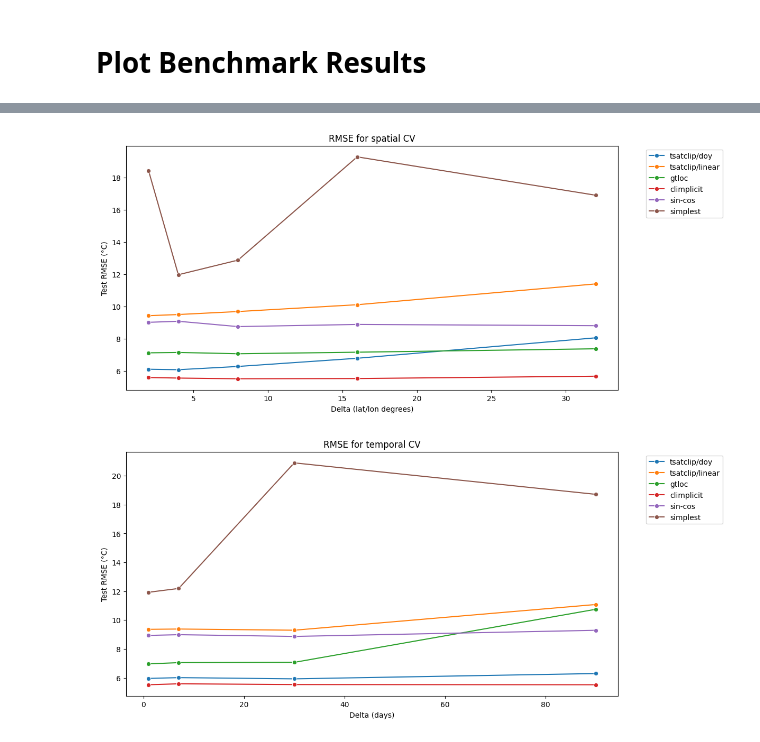
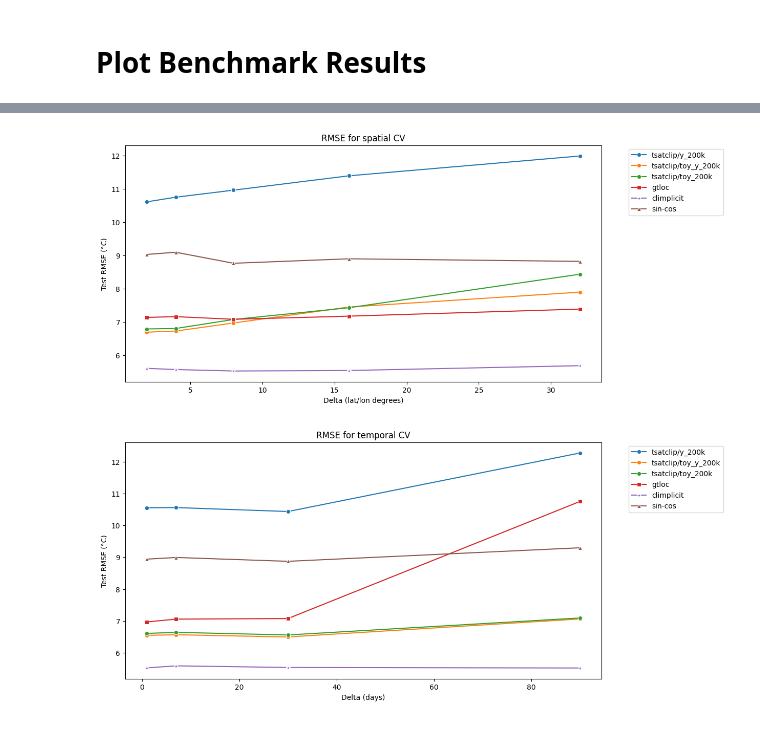
Before and after one commit to arizonat/satclip, a Jupyter notebook: satclip/noaa_ghcn_spatial_eval.ipynb, the cells around one changed output, grey strips where cells are left out. Saved outputs shown, nothing was run; the diff lists cells and outputs as text; code cells hidden in the pictures.

```diff
--- a/satclip/noaa_ghcn_spatial_eval.ipynb
+++ b/satclip/noaa_ghcn_spatial_eval.ipynb
@@ -1099,24 +1102,42 @@ for cv_type in pd_res['cv_type'].unique():
 # %%
 # Plot results as line plot with error bars for RMSE over seeds for each cv_type as a separate plot
+# use stars for climplicit, gtloc, and sin-cos
 for cv_type in pd_res['cv_type'].unique():
+
     # Just plot spatial and temporal CV types for now, different plot per delta degree/day, with error bars for RMSE over seeds
     if cv_type not in ['spatial', 'temporal']:
         continue
     plt.figure(figsize=(12, 6))
     cv_type_df = pd_res[pd_res['cv_type'] == cv_type].copy()
 
+    # Remove tsatclip non-200k models, but keep all the other models
+    cv_type_df = cv_type_df[~((cv_type_df['model'].str.contains('tsatclip')) & (cv_type_df['model'].str.contains('200k') == False))]
+
+    # Define marker styles for each model
+    marker_styles = {
+        'climplicit': '*',
+        'gtloc': 's',
+        'sin-cos': '^'
+    }
+    model_markers = {
+        m: marker_styles.get(m, 'o')
+        for m in cv_type_df['model'].unique()
+    }
+
+
     if cv_type == 'temporal':
         cv_type_df.loc[:,'delta_days'] = cv_type_df['delta'] / (24 * 60 * 60)  # convert seconds to days
     # errorbar over seeds for each model and delta degree/day
-        sns.lineplot(x='delta_days', y='test_rmse', hue='model', data=cv_type_df, marker='o', err_style="band", errorbar="sd")
+    if cv_type == 'temporal':
+        sns.lineplot(x='delta_days', y='test_rmse', hue='model', data=cv_type_df, markers=model_markers, style='model', dashes=False, err_style="band", errorbar="sd")
     else:
-        sns.lineplot(x='delta', y='test_rmse', hue='model', data=cv_type_df, marker='o', err_style="band", errorbar="sd")
+        sns.lineplot(x='delta', y='test_rmse', hue='model', data=cv_type_df, markers=model_markers, style='model', dashes=False, err_style="band", errorbar="sd")
     plt.title(f'RMSE for {cv_type} CV')
     plt.ylabel('Test RMSE (°C)')
     plt.xlabel(f'Delta ({"lat/lon degrees" if cv_type == "spatial" else "days"})')
     # Place legend outside of the plot
     plt.legend(bbox_to_anchor=(1.05, 1), loc='upper left')
     plt.show()
 # %% [output]
-[figure, old version]
+[figure, new version]
-[figure, old version]
+[figure, new version]
```
Also changed, not shown: parts of 4 cells of this notebook, 2 other files.
